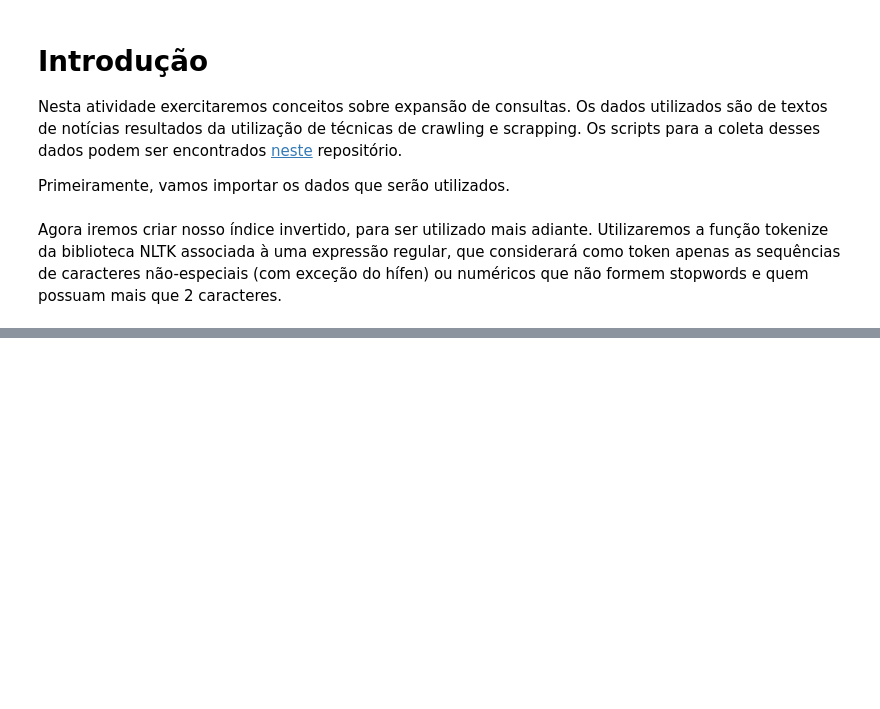
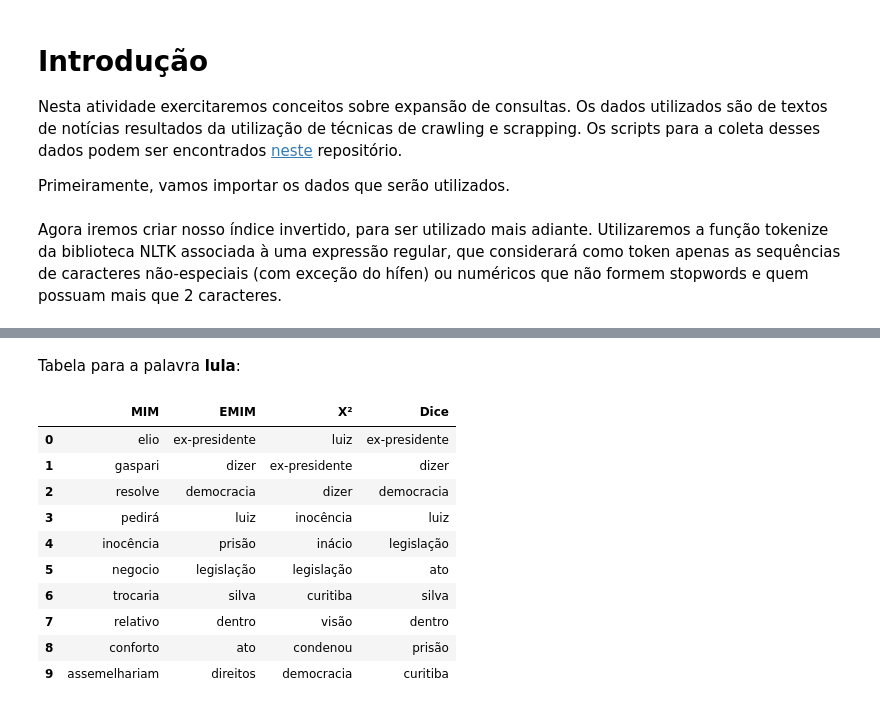
Before and after one commit to valterlucena/recuperacao-informacao, a Jupyter notebook: query-expansion/query_expansion.ipynb, the cells around one changed output, grey strips where cells are left out. Cells and saved outputs as stored; diff of their text form; code cells hidden in the pictures; blank space fills up the shorter version.

```diff
--- a/query-expansion/query_expansion.ipynb
+++ b/query-expansion/query_expansion.ipynb
@@ -309,0 +212,16 @@ pd.DataFrame(data)
+# %% [markdown]
+Tabela para a palavra **lula**:
+# %%
+pd.DataFrame(build_table(termos[1], index))
+# %% [output]
+|  | MIM | EMIM | X² | Dice |
+| 0 | elio | ex-presidente | luiz | ex-presidente |
+| 1 | gaspari | dizer | ex-presidente | dizer |
+| 2 | resolve | democracia | dizer | democracia |
+| 3 | pedirá | luiz | inocência | luiz |
+| 4 | inocência | prisão | inácio | legislação |
+| 5 | negocio | legislação | legislação | ato |
+| 6 | trocaria | silva | curitiba | silva |
+| 7 | relativo | dentro | visão | dentro |
+| 8 | conforto | ato | condenou | prisão |
+| 9 | assemelhariam | direitos | democracia | curitiba |
```
Also changed, not shown: parts of 43 cells of this notebook.
